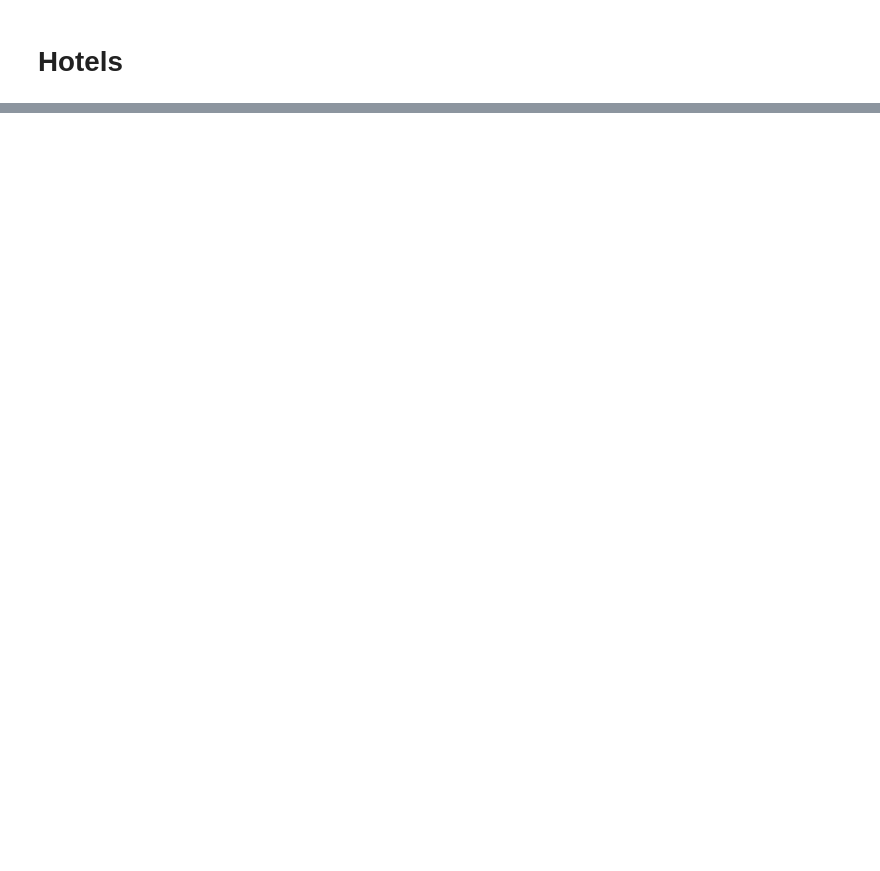
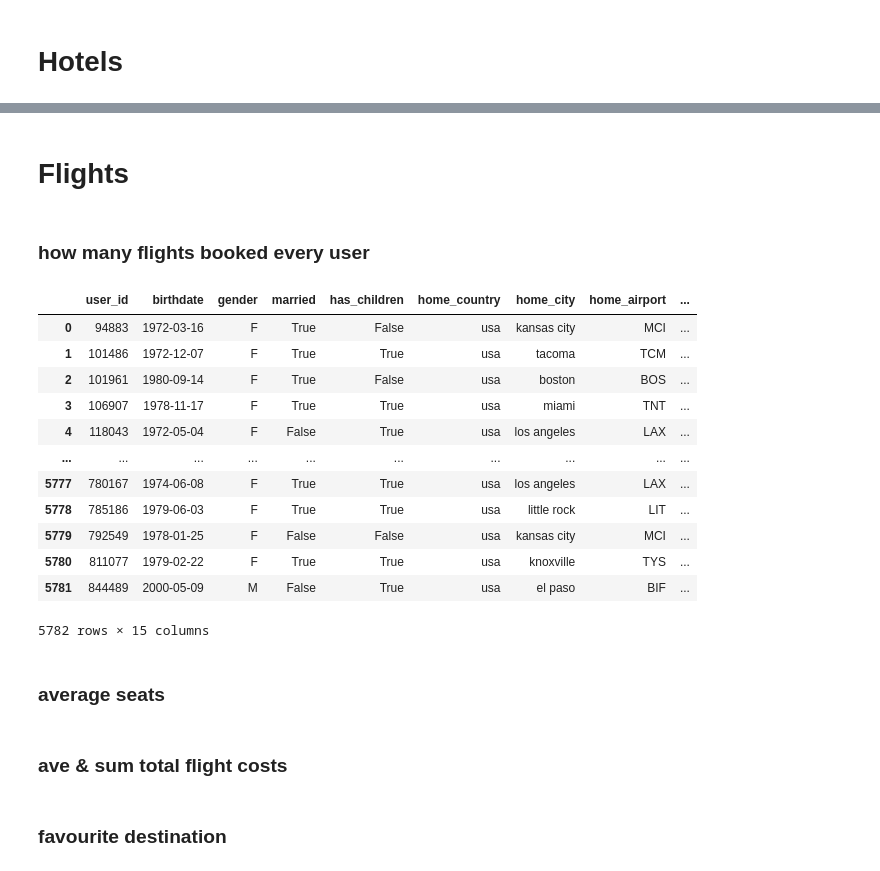
Before and after one commit to ka-katrin/TravelTide_Clustering, a Jupyter notebook: FeatureEngineering.ipynb, the cells around one changed output, grey strips where cells are left out. Cells and saved outputs as stored; diff of their text form; code cells hidden in the pictures; blank space fills up the shorter version.

```diff
--- a/FeatureEngineering.ipynb
+++ b/FeatureEngineering.ipynb
@@ -94,0 +192,5 @@ sesssion_trip_rate_feature = sessions.groupby("user_id").apply(session_trip_rate
+# %%
+fave_hotel_dest = valid_hotels_w_users.groupby('user_id')['destination'].agg(lambda x: x.mode()[0])
+user_features['fave_hotel_dest'] = user_features['user_id'].map(fave_hotel_dest)
+# %% [markdown]
+# Flights
@@ -94,0 +200,27 @@ sesssion_trip_rate_feature = sessions.groupby("user_id").apply(session_trip_rate
+# %% [markdown]
+### how many flights booked every user
+# %%
+amount_flights_feature = flights_valid[["trip_id", "seats", "user_id"]].groupby("user_id")["trip_id"].count()  # Features
+amount_flights_feature.name = "flight_no_bookings"
+
+flights_w_users = flights.merge(sessions[["trip_id", "user_id"]], on="trip_id", how="left")
+# %%
+user_features['flight_no_bookings'] = user_features['user_id'].map(amount_flights_feature)
+# %%
+user_features.head()
+# %% [output]
+|  | user_id | birthdate | gender | married | has_children | home_country | home_city | home_airport | ... |
+| 0 | 94883 | 1972-03-16 | F | True | False | usa | kansas city | MCI | ... |
+| 1 | 101486 | 1972-12-07 | F | True | True | usa | tacoma | TCM | ... |
+| 2 | 101961 | 1980-09-14 | F | True | False | usa | boston | BOS | ... |
+| 3 | 106907 | 1978-11-17 | F | True | True | usa | miami | TNT | ... |
+| 4 | 118043 | 1972-05-04 | F | False | True | usa | los angeles | LAX | ... |
+| ... | ... | ... | ... | ... | ... | ... | ... | ... | ... |
+| 5777 | 780167 | 1974-06-08 | F | True | True | usa | los angeles | LAX | ... |
+| 5778 | 785186 | 1979-06-03 | F | True | True | usa | little rock | LIT | ... |
+| 5779 | 792549 | 1978-01-25 | F | False | False | usa | kansas city | MCI | ... |
+| 5780 | 811077 | 1979-02-22 | F | True | True | usa | knoxville | TYS | ... |
+| 5781 | 844489 | 2000-05-09 | M | False | True | usa | el paso | BIF | ... |
+5782 rows × 15 columns
+# %% [markdown]
+### average seats
@@ -94,0 +232,2 @@ sesssion_trip_rate_feature = sessions.groupby("user_id").apply(session_trip_rate
+# %% [markdown]
+### ave & sum total flight costs
@@ -94,0 +249,2 @@ sesssion_trip_rate_feature = sessions.groupby("user_id").apply(session_trip_rate
+# %% [markdown]
+### favourite destination
```
Also changed, not shown: parts of 46 cells of this notebook.
